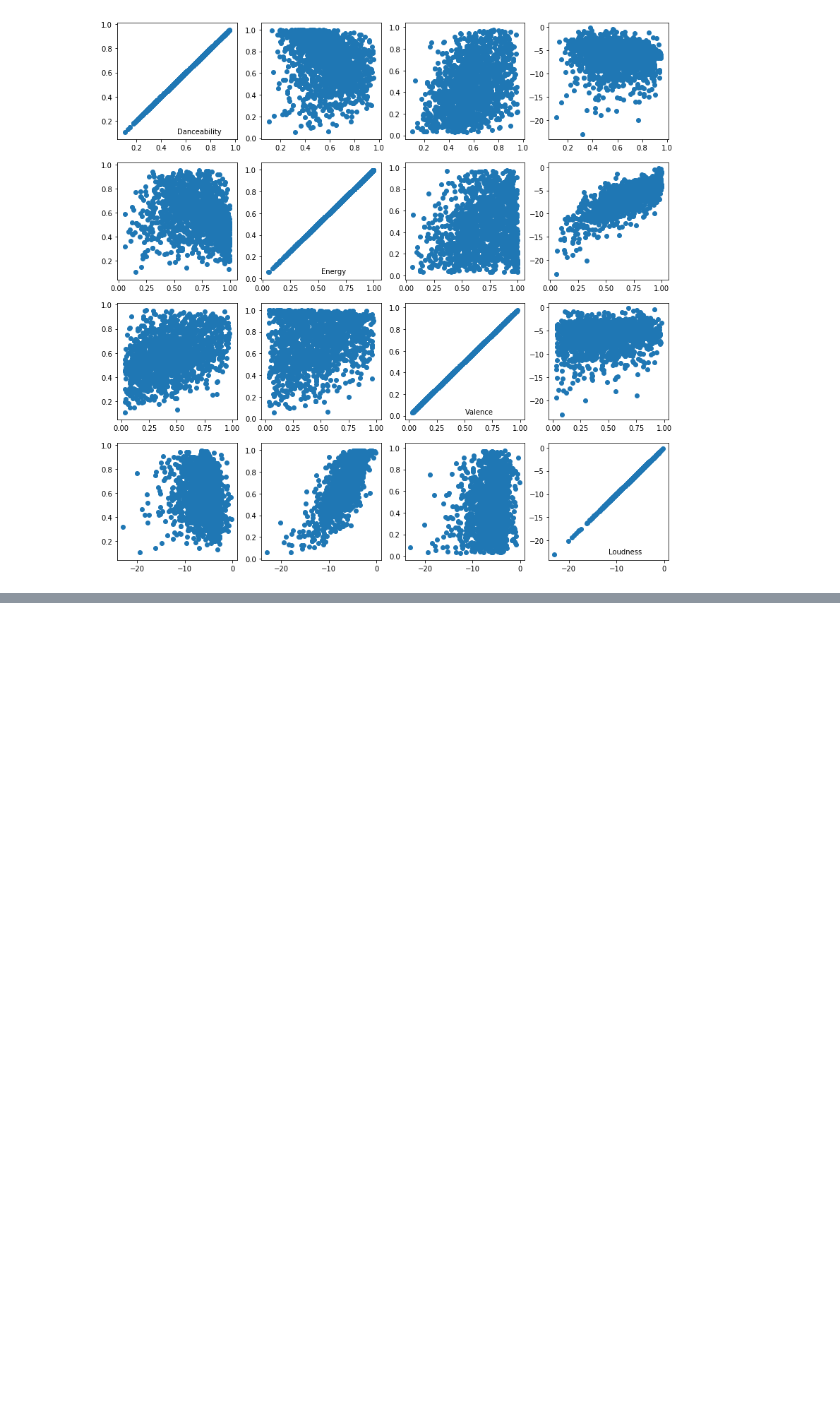
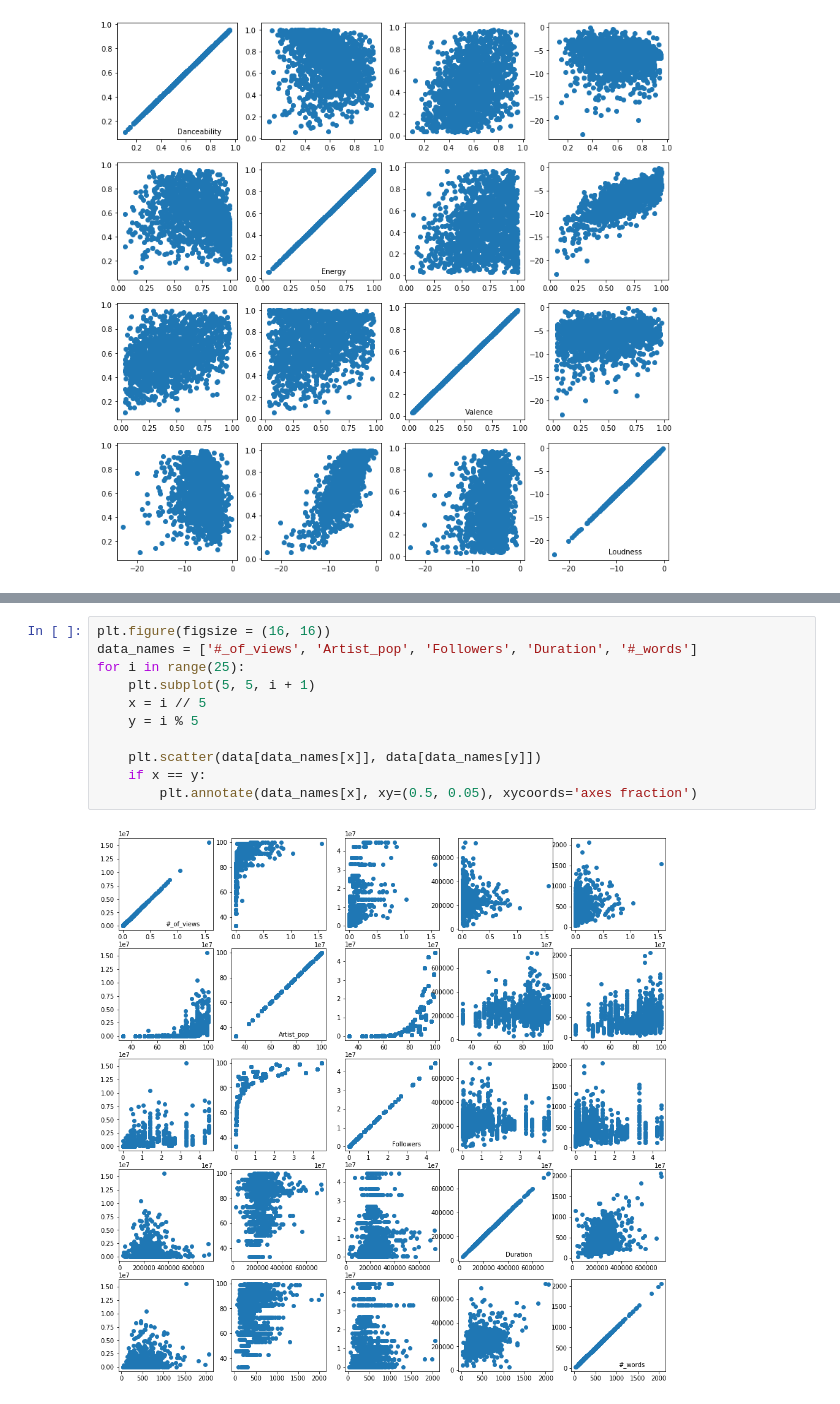
Before and after one commit to ccamp032/Music-Mood-Analysis, a Jupyter notebook: Phase_2_data_analysis/LyricDataset_Dmitri.ipynb, the cells around one changed output, grey strips where cells are left out. Drawn from its saved outputs; the diff is of its cells as text; blank space fills up the shorter version.

```diff
--- a/Phase_2_data_analysis/LyricDataset_Dmitri.ipynb
+++ b/Phase_2_data_analysis/LyricDataset_Dmitri.ipynb
@@ -186,0 +203,13 @@ for i in range(16):
+# %%
+plt.figure(figsize = (16, 16))
+data_names = ['#_of_views', 'Artist_pop', 'Followers', 'Duration', '#_words']
+for i in range(25):
+    plt.subplot(5, 5, i + 1)
+    x = i // 5
+    y = i % 5
+
+    plt.scatter(data[data_names[x]], data[data_names[y]])
+    if x == y:
+        plt.annotate(data_names[x], xy=(0.5, 0.05), xycoords='axes fraction')
+# %% [output]
+[figure, added]
```
Also changed, not shown: parts of 2 cells of this notebook.
